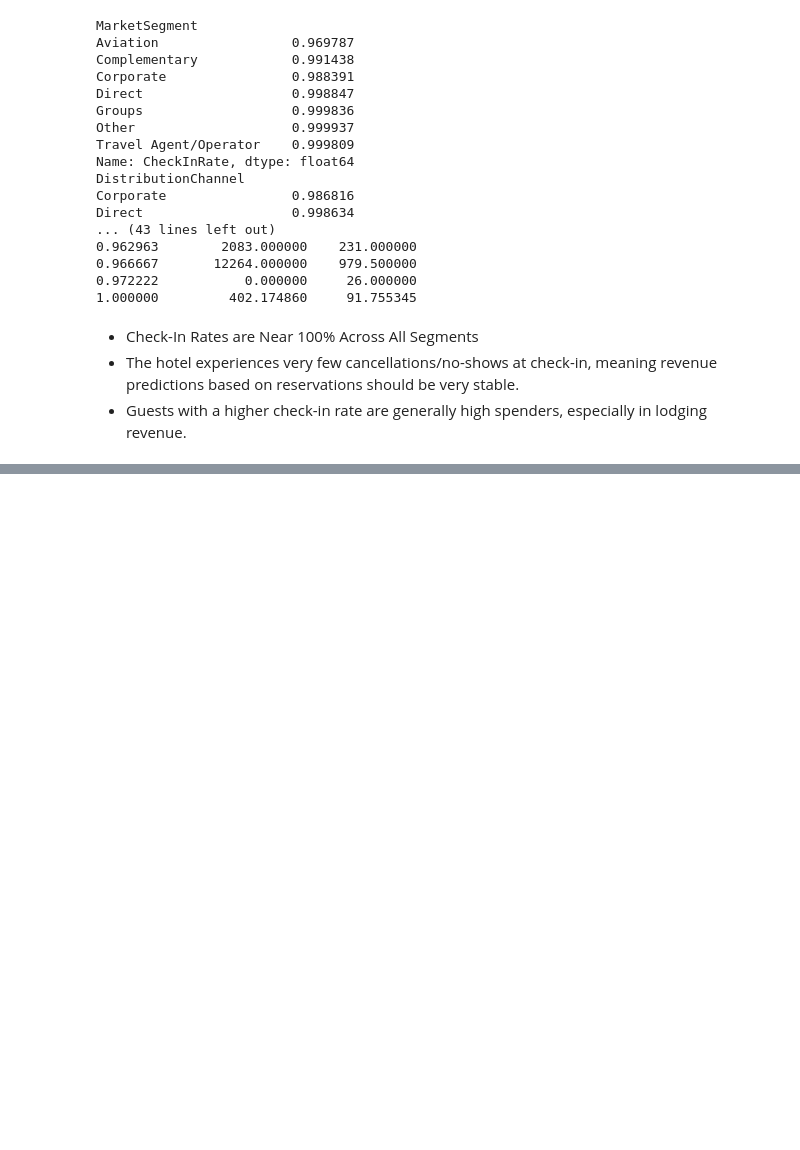
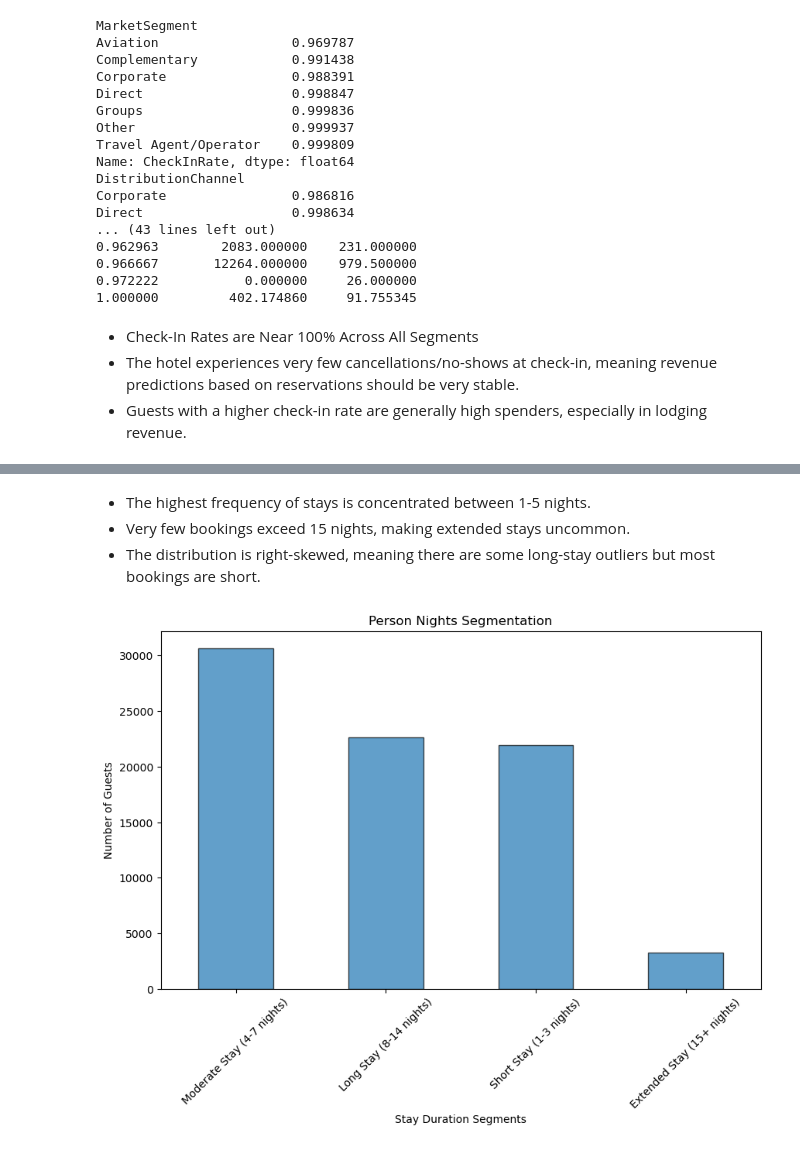
Before and after one commit to RubenCMarques/Hotel-Customer-Segmentation, a Jupyter notebook: Notebooks/Main_notebook.ipynb, the cells around one changed output, grey strips where cells are left out. Cells and saved outputs as stored; diff of their text form; code cells hidden in the pictures; blank space fills up the shorter version.

```diff
--- a/Notebooks/Main_notebook.ipynb
+++ b/Notebooks/Main_notebook.ipynb
@@ -793,0 +818,25 @@ Direct                   0.998634
+# %% [markdown]
+* The highest frequency of stays is concentrated between 1-5 nights.
+* Very few bookings exceed 15 nights, making extended stays uncommon.
+* The distribution is right-skewed, meaning there are some long-stay outliers but most bookings are short.
+# %%
+# Define bins for segmenting Person Nights
+bins = [0, 3, 7, 14, float('inf')]  # Defining the range of stay durations
+labels = ['Short Stay (1-3 nights)', 'Moderate Stay (4-7 nights)', 'Long Stay (8-14 nights)', 'Extended Stay (15+ nights)']
+
+# Create a new column for segmentation based on the bins
+data['PersonNightsSegment'] = pd.cut(data['PersonsNights'], bins=bins, labels=labels, right=True)
+
+# Count of guests in each segment
+segment_counts = data['PersonNightsSegment'].value_counts()
+
+# Visualizing the segmented person nights
+plt.figure(figsize=(10, 6))
+segment_counts.plot(kind='bar', edgecolor='black', alpha=0.7)
+plt.title('Person Nights Segmentation')
+plt.xlabel('Stay Duration Segments')
+plt.ylabel('Number of Guests')
+plt.xticks(rotation=45)
+plt.show()
+# %% [output]
+[figure, added]
```
Also changed, not shown: parts of 3 cells of this notebook.
